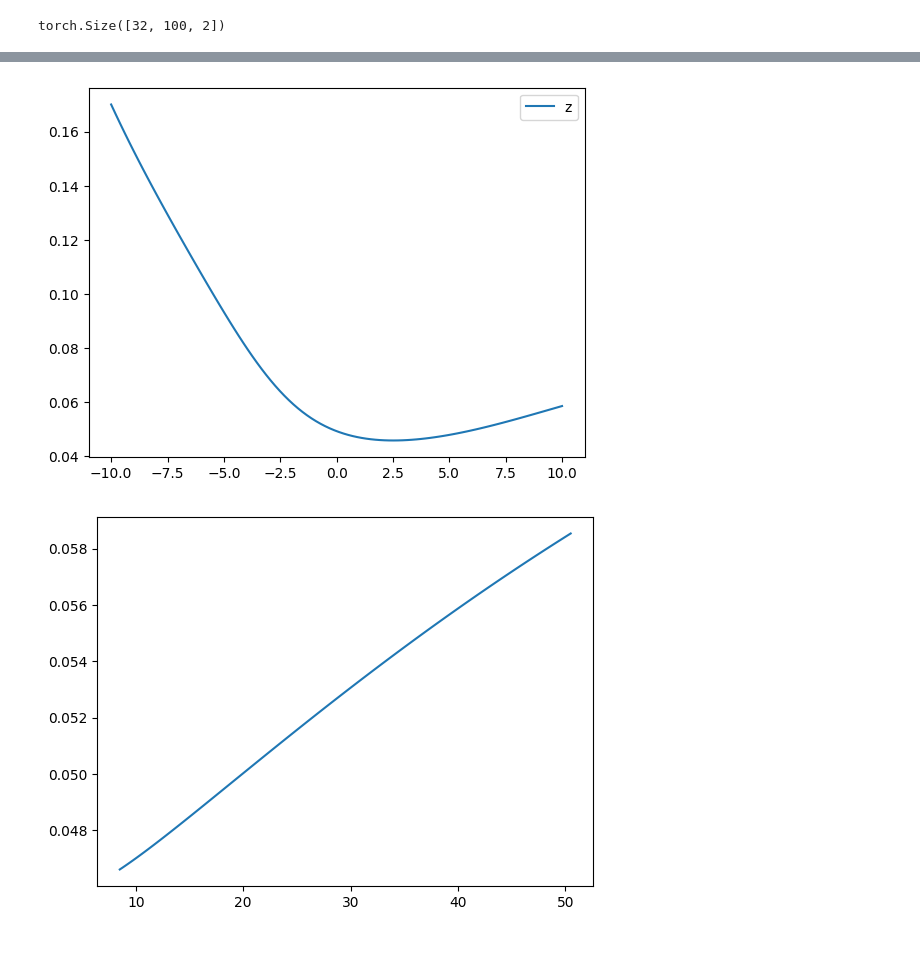
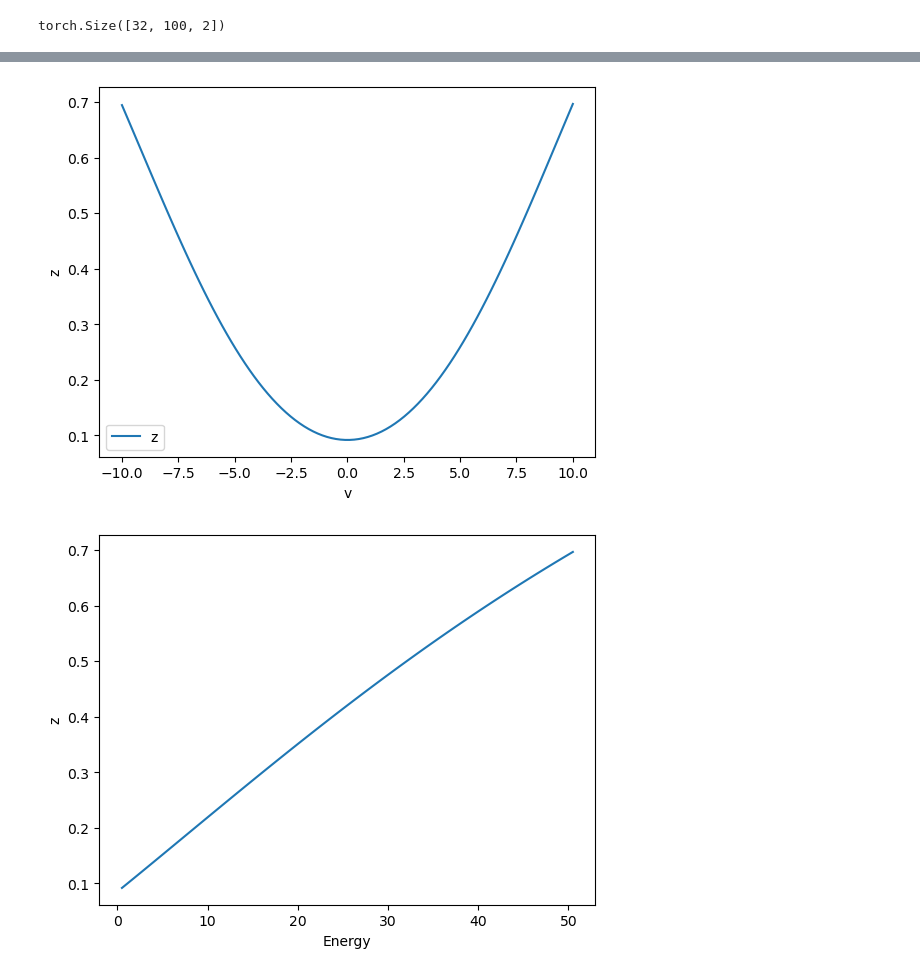
Before and after one commit to danny1078/cqit, a Jupyter notebook: train_jupyter.ipynb, the cells around one changed output, grey strips where cells are left out. Cells and saved outputs as stored; diff of their text form; code cells hidden in the pictures; blank space fills up the shorter version.

```diff
--- a/train_jupyter.ipynb
+++ b/train_jupyter.ipynb
@@ -53,7 +55,7 @@ for i, data in enumerate(train_dl):
 # %% [output]
 torch.Size([32, 100, 2])
 # %%
-def train(config: TrainConfig):
+def train(config: TrainConfig, mean, std):
     losses = []
     conservation_losses = []
     reconstruction_losses = []
@@ -66,6 +68,7 @@ def train(config: TrainConfig):
 
         for i, data in enumerate(config.train_loader):
             orig_data = data[0].to(config.device)
+            orig_data = (orig_data - mean) / std
             b = orig_data.shape[0]
             formatted_data = rearrange(data[0], 'b s c -> (b s) c')
             data = formatted_data
@@ -80,9 +83,8 @@ def train(config: TrainConfig):
             conservation_loss = torch.mean(z_diff**2)
 
             #variance reconstruction loss
-            yhat_rearr = rearrange(yhat, '(b s) c -> b s c', b=b)
-            yhat_std = yhat_rearr.std(dim=1)
-            data_std = orig_data.std(dim=1)
+            yhat_std = rearrange(yhat, '(b s) c -> b s c', b=b)
+            data_std = rearrange(orig_data.std(dim=1), 'b c -> b 1 c', b=b)
 
             #if i % 100 == 0:
             #    print(data_std[0], yhat_std[0])
@@ -115,14 +117,22 @@ encoder = nn.Sequential(
 decoder = nn.Sequential(
     nn.Linear(1, 2),
     nn.ReLU(),
-    nn.Linear(2, 5),
+    nn.Linear(2, 3),
     nn.ReLU(),
-    nn.Linear(5, 2)
+    nn.Linear(3, 2)
 )
 
-model = nn.Sequential(encoder, decoder)
+decoder_complex = nn.Sequential(
+    nn.Linear(1, 8),
+    nn.Sigmoid(),
+    nn.Linear(8, 8),
+    nn.ReLU(),
+    nn.Linear(8, 2)
+)
 
-train_loader, val_loader = get_data_loaders(1000, arr_size=100, batch_size=32)
+model = nn.Sequential(encoder, decoder_complex)
+
+train_mean, train_std, train_loader, val_loader = get_data_loaders(1000, arr_size=100, batch_size=32)
 
 config = TrainConfig(
     num_epochs=5000,
@@ -135,7 +145,7 @@ config = TrainConfig(
     val_loader=val_loader,
 )
 # %%
-model, loss, conservation_loss, reconstruction_loss = train(config)
+model, loss, conservation_loss, reconstruction_loss = train(config, train_mean, train_std)
 # %%
 def evaluate_model(model, data_loader):
     model = model.eval()
@@ -180,0 +191,11 @@ print(test_loss, test_conservation_loss, test_reconstruction_loss)
+# %%
+#create 3d plot of z vs x and v using grid
+model = model.eval()
+x_test = torch.linspace(-10, 10, 100)
+v_test = torch.linspace(-10, 10, 100)
+x_grid, v_grid = torch.meshgrid(x_test, v_test)
+x_flat = rearrange(x_grid, 'a b -> (a b) 1')
+v_flat = rearrange(v_grid, 'a b -> (a b) 1')
+test = rearrange(torch.stack((x_flat, v_flat)), 'c b a -> b (c a)')
+zs = model[0](test)
+zs = rearrange(zs, '(b c) 1 -> c b', c=100)
@@ -198,21 +233,25 @@ test = rearrange(torch.stack((x_test, v_test)), 'c b a -> b (c a)')
 zs = model[0](test)
 plt.plot(v_test, zs.detach().numpy(), label='z')
 #set y limit
+plt.xlabel('v')
+plt.ylabel('z')
 plt.legend()
 plt.show()
 # %% [output]
-[figure, old version]
+[figure, new version]
 # %%
 model = model.eval()
 x_test = torch.ones((100,1))
-v_test = rearrange(torch.linspace(4, 10, 100), 'b -> b 1')
+v_test = rearrange(torch.linspace(0, 10, 100), 'b -> b 1')
 energy = 0.5 * v_test**2 + 0.5 * x_test**2
 test = rearrange(torch.stack((x_test, v_test)), 'c b a -> b (c a)')
 zs = model[0](test)
 plt.plot(energy, zs.detach().numpy(), label='z')
+plt.xlabel('Energy')
+plt.ylabel('z')
 plt.show()
 # %% [output]
-[figure, old version]
+[figure, new version]
 # %%
 #Evaluate Mutual Info in 1-D Case
 model = model.eval()
```
Also changed, not shown: parts of 6 cells of this notebook, 9 other files.
